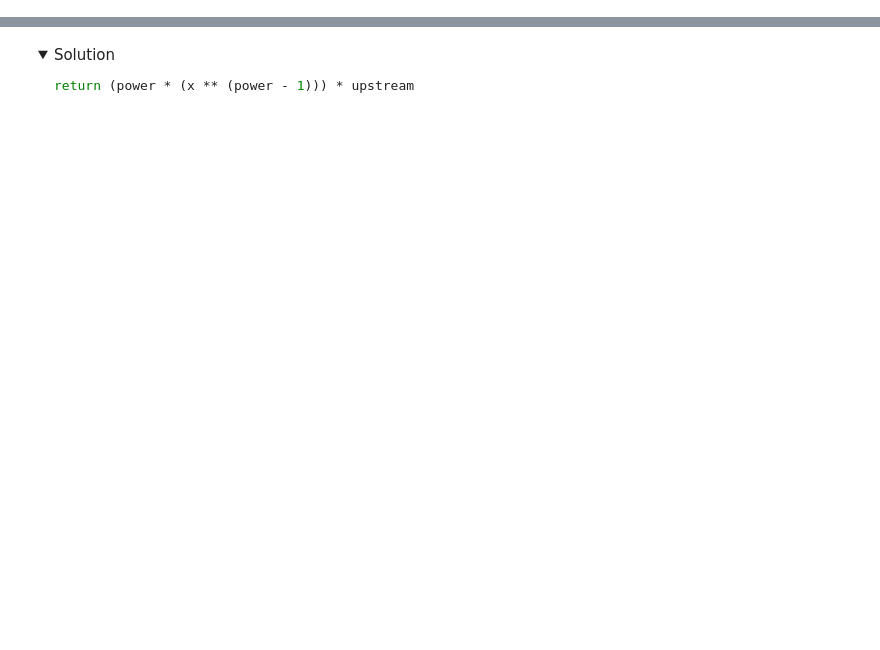
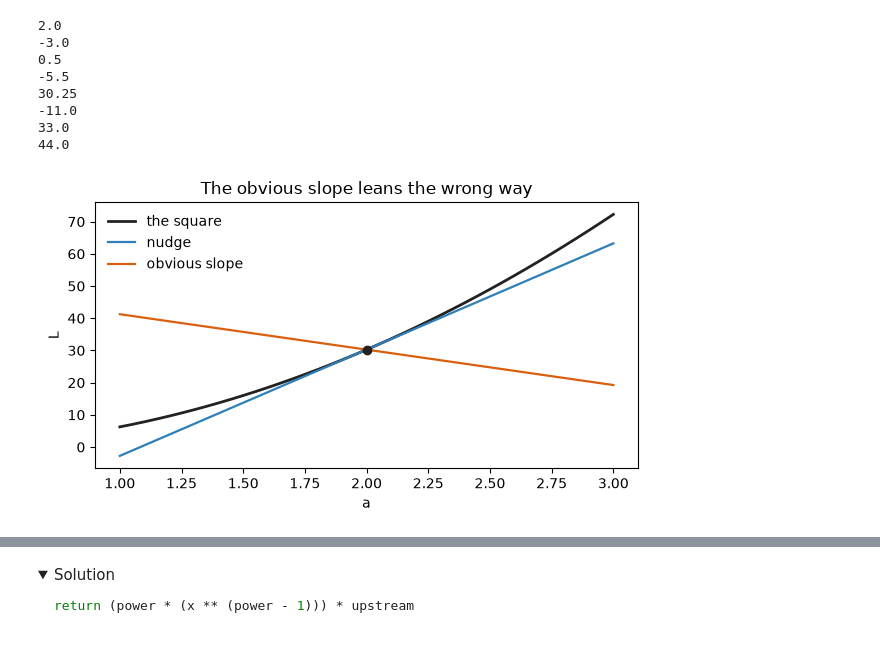
Before and after one commit to vvknyn/self-driving-ai-course, a Jupyter notebook: notebooks/00_neural_networks_and_autograd.ipynb, the cells around one changed output, grey strips where cells are left out. Saved outputs shown, nothing was run; the diff lists cells and outputs as text; code cells hidden in the pictures; folded sections open; blank space fills up the shorter version.

```diff
--- a/notebooks/00_neural_networks_and_autograd.ipynb
+++ b/notebooks/00_neural_networks_and_autograd.ipynb
@@ -250,7 +0,0 @@ x grad: 6.0
-# %%
-y.backward()
-print("second backward:", x.grad)
-x.grad = 0.0
-y.grad = 0.0
-y.backward()
-print("after clear:", x.grad)
@@ -554,0 +329,49 @@ engine grad: 6.0
+# %%
+a_data, b_data, c_data = 2.0, -3.0, 0.5
+u = a_data * b_data + c_data
+L = u ** 2
+wrong = 2 * u
+eps = 1e-5
+
+def loss_at(a_value):
+    return (a_value * b_data + c_data) ** 2
+
+numeric = (loss_at(a_data + eps) - loss_at(a_data - eps)) / (2 * eps)
+gap = abs(wrong - numeric)
+
+print(f"{a_data:.1f}")
+print(f"{b_data:.1f}")
+print(f"{c_data:.1f}")
+print(f"{u:.1f}")
+print(f"{L:.2f}")
+print(f"{wrong:.1f}")
+print(f"{numeric:.1f}")
+print(f"{gap:.1f}")
+
+xs = [1 + i * 0.05 for i in range(41)]
+bowl = [loss_at(x) for x in xs]
+nudge_line = [L + numeric * (x - a_data) for x in xs]
+wrong_line = [L + wrong * (x - a_data) for x in xs]
+
+keep_inline()
+fig, ax = plt.subplots(figsize=(6.2, 3.6))
+ax.plot(xs, bowl, color="#222222", lw=2.0, label="the square")
+ax.plot(xs, nudge_line, color="#2c7fb8", lw=1.6, label="nudge")
+ax.plot(xs, wrong_line, color="#d95f0e", lw=1.6, label="obvious slope")
+ax.scatter([a_data], [L], c="#222222", zorder=3)
+ax.set_xlabel("a")
+ax.set_ylabel("L")
+ax.set_title("The obvious slope leans the wrong way")
+ax.legend(frameon=False)
+plt.tight_layout()
+plt.show()
+# %% [output]
+2.0
+-3.0
+0.5
+-5.5
+30.25
+-11.0
+33.0
+44.0
+[figure, added]
```
Also changed, not shown: parts of 96 cells of this notebook, 16 other files.
